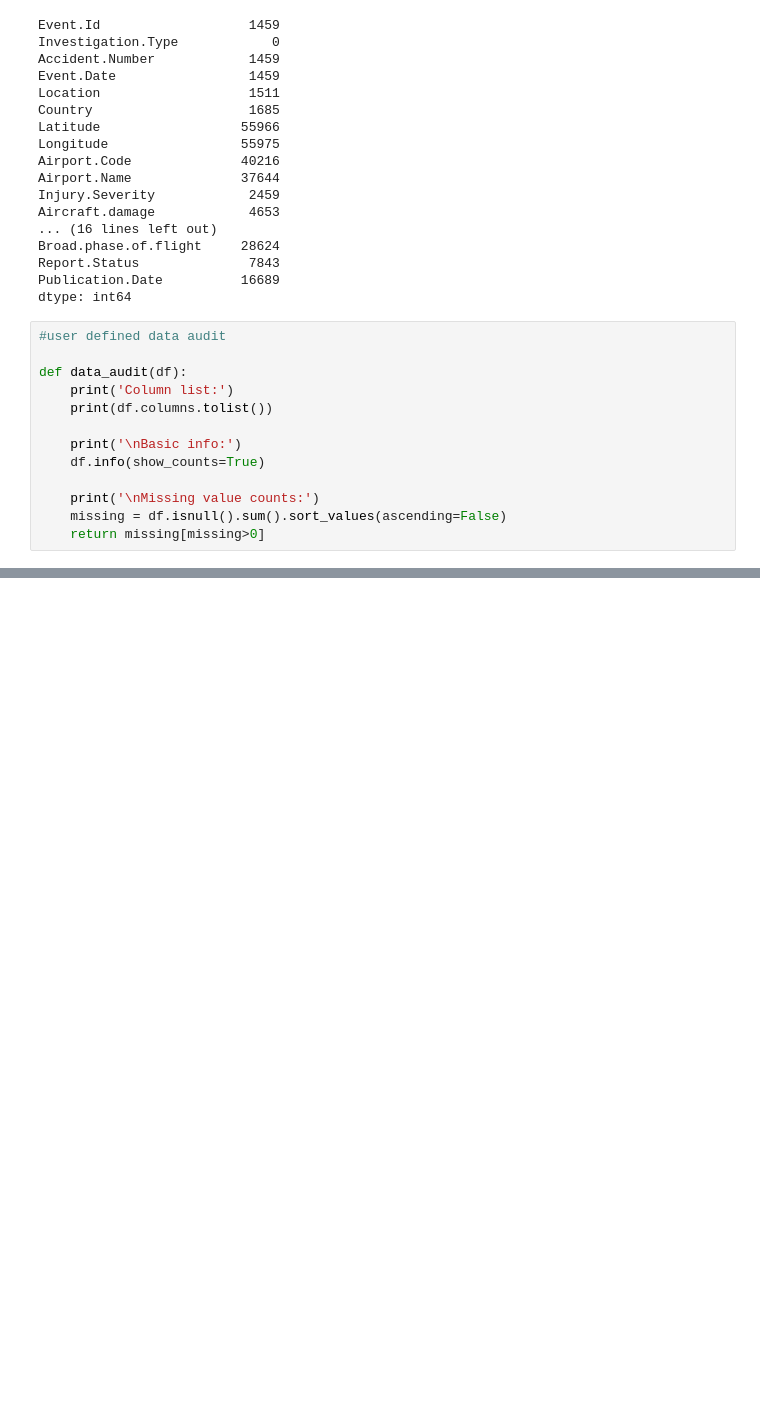
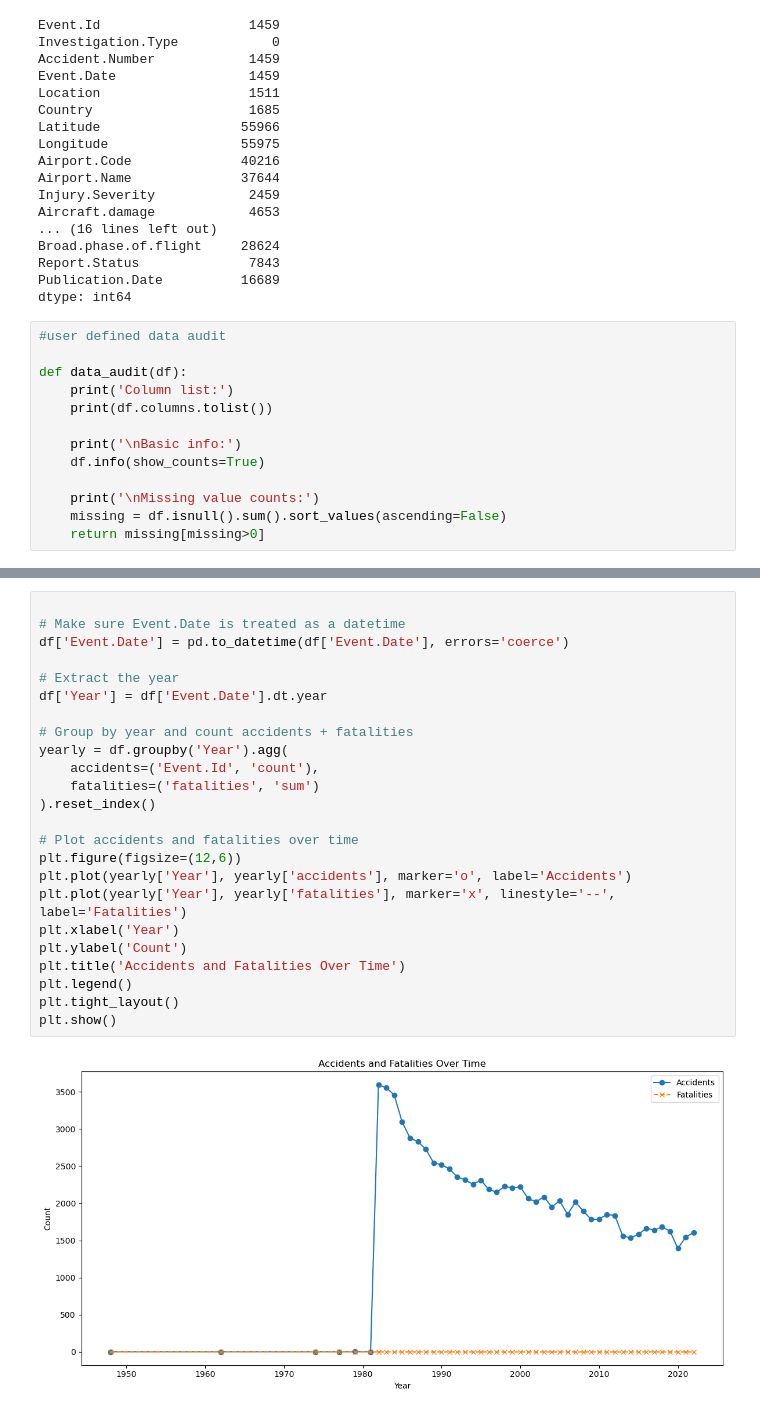
Before and after one commit to jaime8793/dsc-phase-1-project-v3, a Jupyter notebook: student.ipynb, the cells around one changed output, grey strips where cells are left out. Saved outputs shown, nothing was run; the diff lists cells and outputs as text; blank space fills up the shorter version.

```diff
--- a/student.ipynb
+++ b/student.ipynb
@@ -148,0 +435,26 @@ dtype: int64
+# %%
+
+# Make sure Event.Date is treated as a datetime
+df['Event.Date'] = pd.to_datetime(df['Event.Date'], errors='coerce')
+
+# Extract the year
+df['Year'] = df['Event.Date'].dt.year
+
+# Group by year and count accidents + fatalities
+yearly = df.groupby('Year').agg(
+    accidents=('Event.Id', 'count'),
+    fatalities=('fatalities', 'sum')
+).reset_index()
+
+# Plot accidents and fatalities over time
+plt.figure(figsize=(12,6))
+plt.plot(yearly['Year'], yearly['accidents'], marker='o', label='Accidents')
+plt.plot(yearly['Year'], yearly['fatalities'], marker='x', linestyle='--', label='Fatalities')
+plt.xlabel('Year')
+plt.ylabel('Count')
+plt.title('Accidents and Fatalities Over Time')
+plt.legend()
+plt.tight_layout()
+plt.show()
+# %% [output]
+[figure, added]
```
Also changed, not shown: parts of 23 cells of this notebook.
